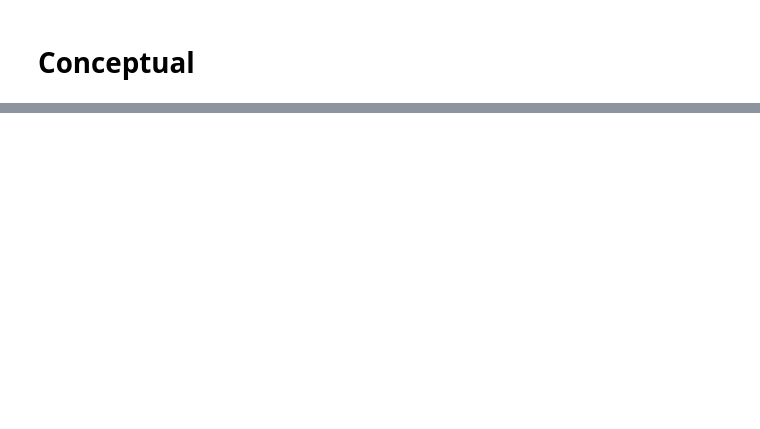
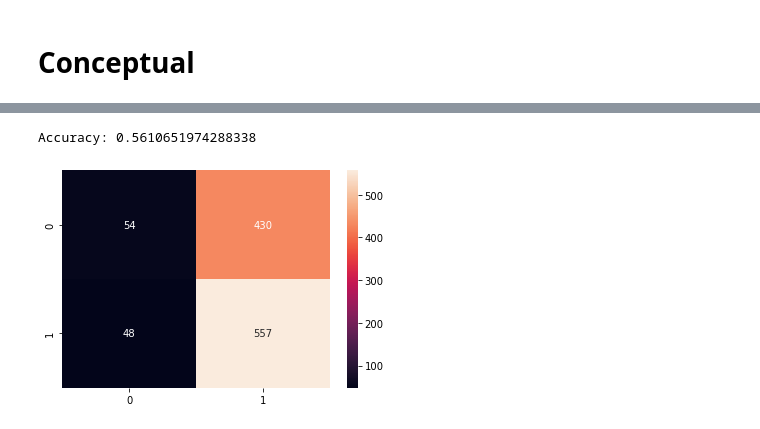
Before and after one commit to bartkowiaktomasz/introduction-to-statistical-learning-python, a Jupyter notebook: notebooks/Chapter_4.ipynb, the cells around one changed output, grey strips where cells are left out. Drawn from its saved outputs; the diff is of its cells as text; code cells hidden in the pictures; blank space fills up the shorter version.

```diff
--- a/notebooks/Chapter_4.ipynb
+++ b/notebooks/Chapter_4.ipynb
@@ -121,0 +141,3 @@ $$
+# %%
+weekly_df = pd.read_csv("../data/Weekly.csv").dropna()
+sns.pairplot(weekly_df)
@@ -121,0 +150,6 @@ $$
+# %%
+X = weekly_df.drop(columns=["Direction", "Year", "Today"])
+X = sm.add_constant(X)
+y = weekly_df["Direction"].map(lambda x: 1 if x == "Up" else 0)
+model = sm.Logit(y, X)
+results = model.fit()
@@ -121,0 +164,9 @@ $$
+# %%
+y_pred = (results.predict(X) > 0.5).map(int).values
+df_cm = metrics.confusion_matrix(y.values, y_pred)
+acc = metrics.accuracy_score(y, y_pred)
+sns.heatmap(df_cm, annot=True, fmt="d")
+print(f"Accuracy: {acc}")
+# %% [output]
+Accuracy: 0.5610651974288338
+[figure, added]
```
Also changed, not shown: parts of 54 cells of this notebook, 4 other files.
